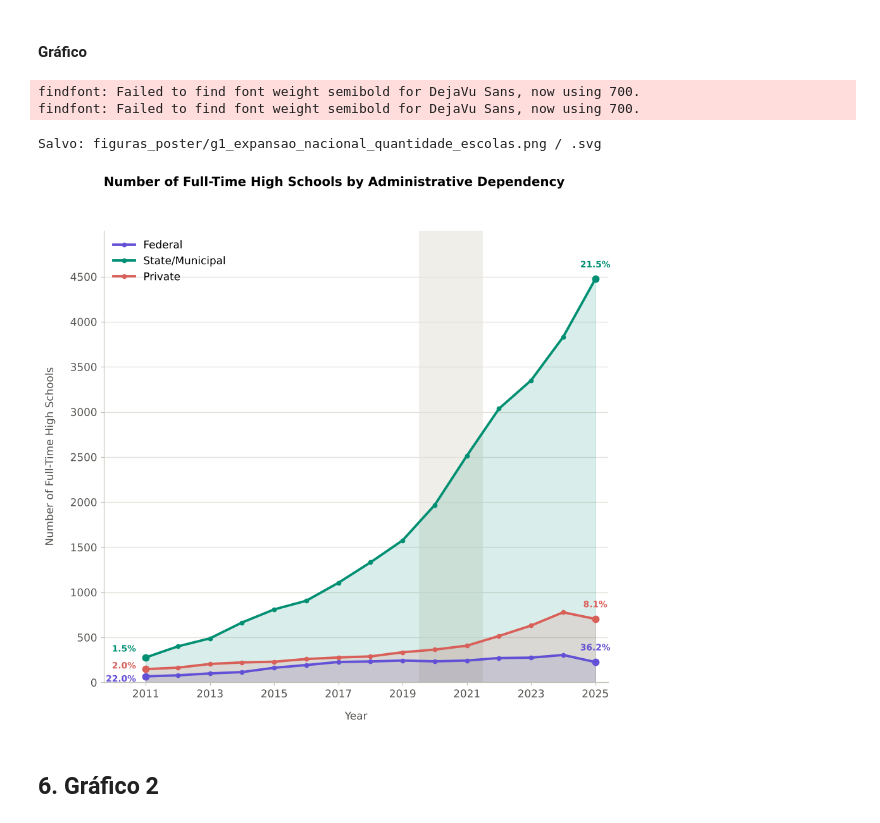
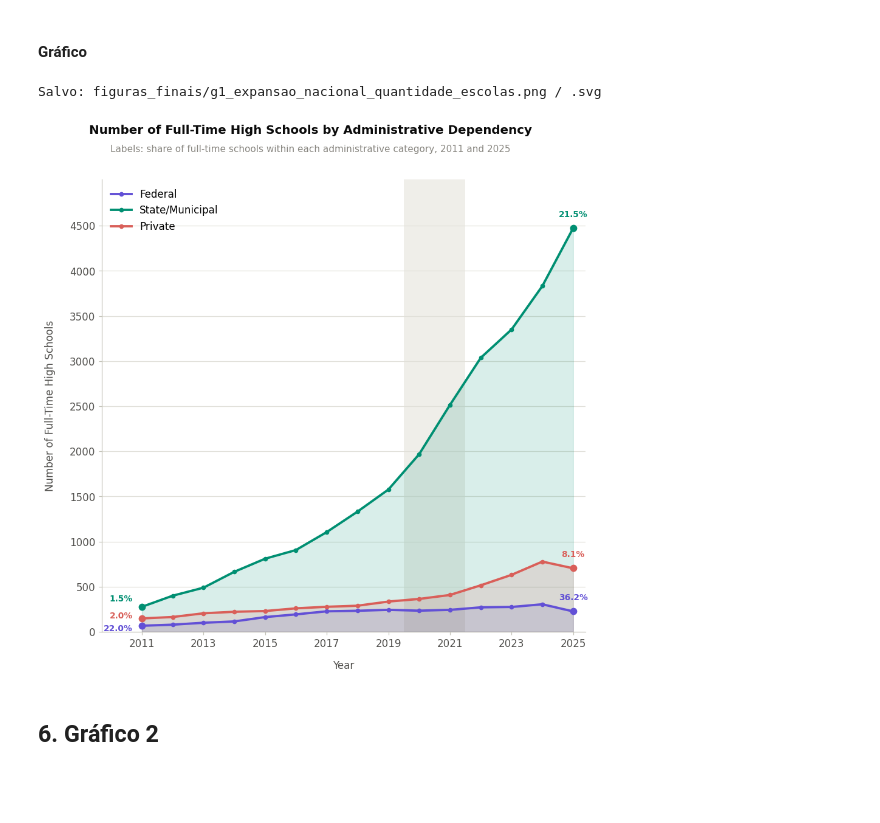
Before and after one commit to daniela-mmoraes/ED-Dados-INEP, a Jupyter notebook: 04. Final/graficos_poster_final.ipynb, the cells around one changed output. Saved outputs shown, nothing was run; the diff lists cells and outputs as text; code cells hidden in the pictures; blank space fills up the shorter version.

Commit message:
fix: notebook final para graficos

```diff
--- a/04. Final/graficos_poster_final.ipynb
+++ b/04. Final/graficos_poster_final.ipynb
@@ -38,8 +28,26 @@ Trechos alterados no código estão marcados com `# [CORREÇÃO Cn]`.
 from pathlib import Path
 
 # Arquivos e diretórios
-CAMINHO_BASE = Path("../01. Dados/bd8.csv")
-PASTA_SAIDA = Path("figuras_poster")
+# [CORREÇÃO C5] caminhos absolutos, montados a partir da pasta do notebook.
+# Antes eram relativos à pasta em que o kernel estava rodando; se ela mudasse,
+# aparecia "Cannot save file into a non-existent directory: 'figuras_poster'".
+try:
+    PASTA_NOTEBOOK = Path(__vsc_ipynb_file__).resolve().parent   # VS Code
+except NameError:
+    PASTA_NOTEBOOK = Path.cwd().resolve()                         # Jupyter aberto na pasta do notebook
+
+assert (PASTA_NOTEBOOK.parent / "01. Dados").is_dir(), (
+    f"Não achei a pasta '01. Dados' ao lado de {PASTA_NOTEBOOK}. "
+    "Abra o notebook a partir da pasta '04. Final' do repositório."
+)
+
+CAMINHO_BASE = PASTA_NOTEBOOK.parent / "01. Dados" / "bd8.csv"
+PASTA_SAIDA = PASTA_NOTEBOOK / "figuras_poster"      # tabelas (CSV)
+PASTA_SAIDA.mkdir(parents=True, exist_ok=True)
+
+# [CORREÇÃO C12] imagens dos gráficos (PNG e SVG) numa pasta própria
+PASTA_FIGURAS = PASTA_NOTEBOOK / "figuras_finais"
+PASTA_FIGURAS.mkdir(parents=True, exist_ok=True)
 
 
 # ==========================================================
@@ -1327,45 +1370,42 @@ ax.grid(
 )
 
 ax.legend(
     loc="upper left",
     frameon=False,
     ncol=1
 )
 
 
 # ----------------------------------------------------------
 # 6. TÍTULO
 # ----------------------------------------------------------
 
-fig.suptitle(
-    "Number of Full-Time High Schools by Administrative Dependency",
-    x=0.52,
-    y=0.95,
-    ha="center",
-    fontsize=13,
-    fontweight="semibold"
+# [CORREÇÃO C10] título centralizado no padrão comum
+# [CORREÇÃO C8] subtítulo explica os rótulos em %
+y_livre = titulo_centralizado(
+    fig,
+    TEXTOS["g1_titulo"],
+    TEXTOS["g1_sub"].format(a0=ano_min, a1=ano_max)
 )
 
 
 # ----------------------------------------------------------
 # 7. AJUSTE FINAL E EXPORTAÇÃO
 # ----------------------------------------------------------
 
 fig.tight_layout(
-    rect=[0.04, 0.06, 0.98, 0.92]
+    rect=[0.04, 0.06, 0.98, y_livre]
 )
 
 salvar(
     fig,
     "g1_expansao_nacional_quantidade_escolas"
 )
 
 plt.show()
 # %% [output]
-findfont: Failed to find font weight semibold for DejaVu Sans, now using 700.
-findfont: Failed to find font weight semibold for DejaVu Sans, now using 700.
+Salvo: figuras_finais/g1_expansao_nacional_quantidade_escolas.png / .svg
-Salvo: figuras_poster/g1_expansao_nacional_quantidade_escolas.png / .svg
-[figure, old version]
+[figure, new version]
 # %% [markdown]
 ## 6. Gráfico 2
 # %% [markdown]
```
Also changed, not shown: parts of 11 cells of this notebook, 3 other files.
